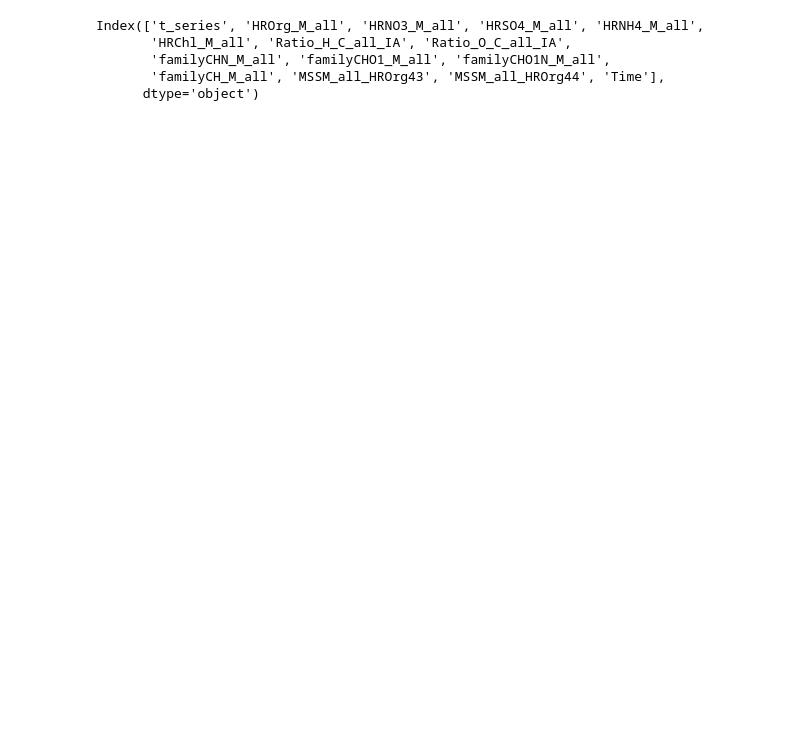
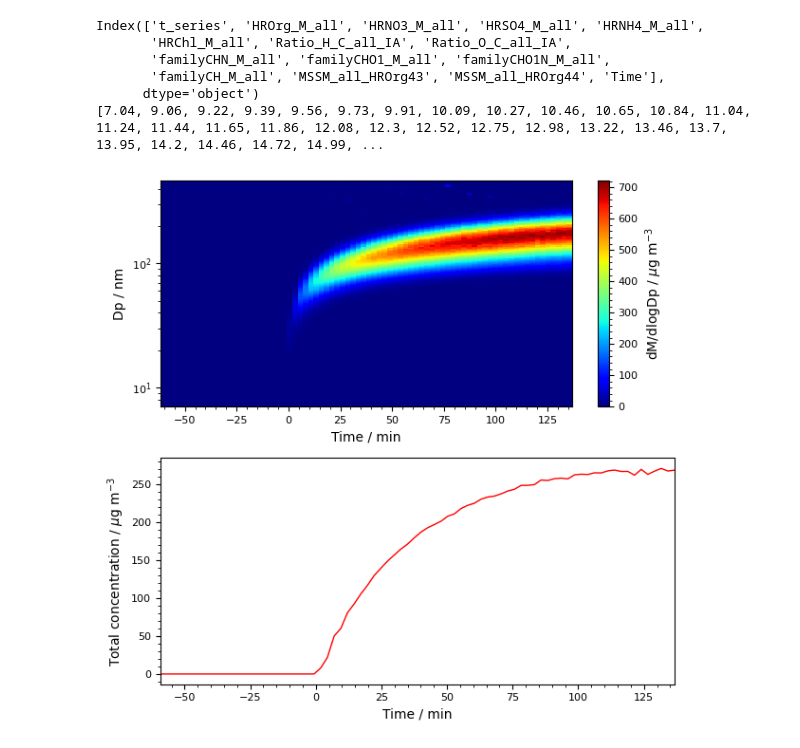
Before and after one commit to Normann25/DataTreatment_PhD, a Jupyter notebook: Sabinene+O3/AMS_SMPS.ipynb, the cells around one changed output. Saved outputs shown, nothing was run; the diff lists cells and outputs as text; code cells hidden in the pictures; blank space fills up the shorter version.

```diff
--- a/Sabinene+O3/AMS_SMPS.ipynb
+++ b/Sabinene+O3/AMS_SMPS.ipynb
@@ -14,6 +14,10 @@ AMS_paths = ['250822_Sabinene_100ppb_0C/', '250825_Sabinene_100ppb_10C/', '25082
 
 SMPS = import_SMPS(f'{path}250822_Sabinene_100ppb_0C/SMPS/Mass/', '', 0)
 SMPS[SMPS.keys()[38]] = SMPS[SMPS.keys()[38]]*1.5
+bin_labels = SMPS.keys()[42:-1]
+bin_Dp = [7.04]
+for label in bin_labels:
+    bin_Dp.append(float(label))
 
 AMS = {}
 for AMS_path in AMS_paths:
@@ -22,12 +26,22 @@ for AMS_path in AMS_paths:
     AMS[name] = df
 
 print(AMS['250822'].keys())
+print(bin_Dp)
 # %% [output]
 Index(['t_series', 'HROrg_M_all', 'HRNO3_M_all', 'HRSO4_M_all', 'HRNH4_M_all',
        'HRChl_M_all', 'Ratio_H_C_all_IA', 'Ratio_O_C_all_IA',
        'familyCHN_M_all', 'familyCHO1_M_all', 'familyCHO1N_M_all',
        'familyCH_M_all', 'MSSM_all_HROrg43', 'MSSM_all_HROrg44', 'Time'],
       dtype='object')
+[7.04, 9.06, 9.22, 9.39, 9.56, 9.73, 9.91, 10.09, 10.27, 10.46, 10.65, 10.84, 11.04, 11.24, 11.44, 11.65, 11.86, 12.08, 12.3, 12.52, 12.75, 12.98, 13.22, 13.46, 13.7, 13.95, 14.2, 14.46, 14.72, 14.99, ...
+# %%
+fig, ax = plt.subplots(2, 1, figsize = (6.3, 6))
+
+plot_timeseries(fig, ax, SMPS, bin_labels, bin_Dp, 'mass', ['2025-08-22 09:15', '2025-08-22 12:33'], True, SMPS.keys()[38], None, False, '2025-08-22 10:15:00')
+
+fig.tight_layout()
+# %% [output]
+[figure, added]
 # %%
 fig, ax = plt.subplots(figsize = (6.3, 3))
 
```
Also changed, not shown: parts of 2 cells of this notebook.
